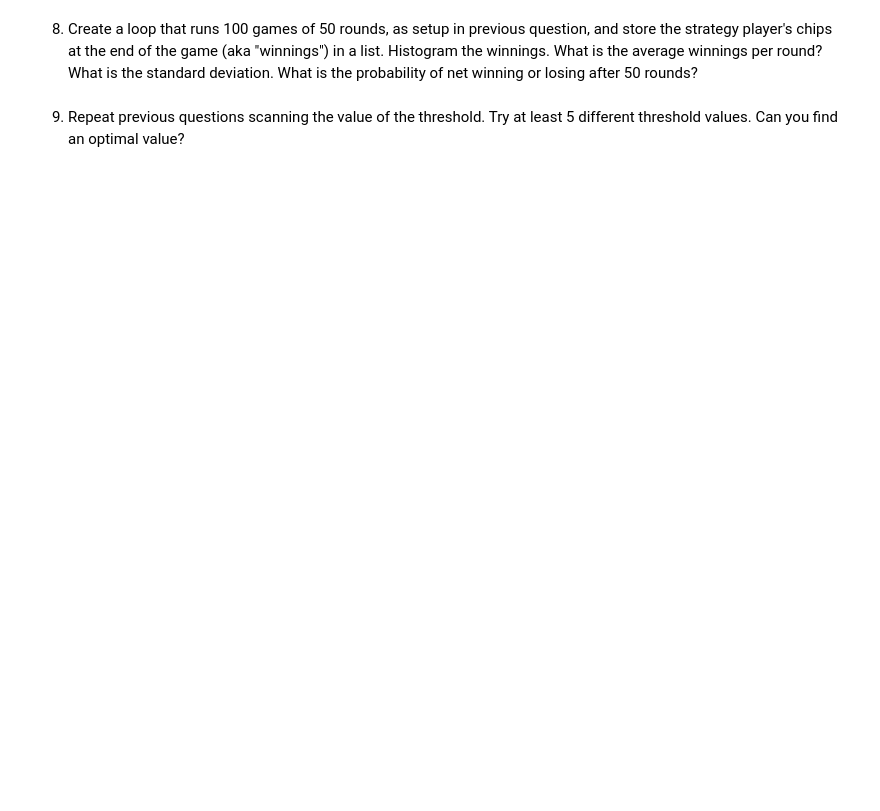
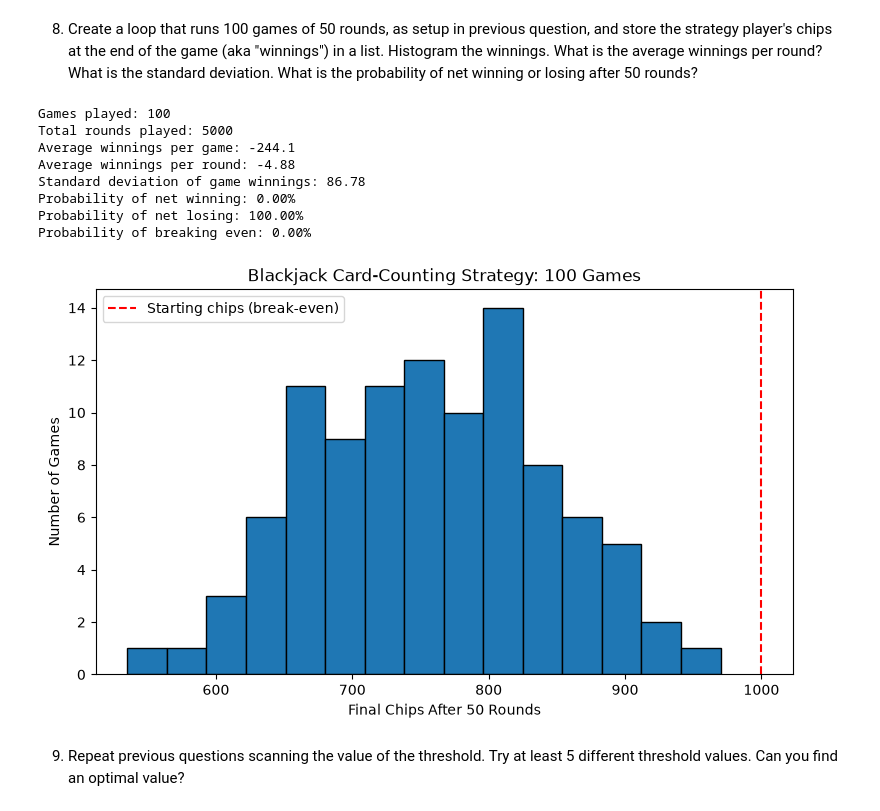
Before and after one commit to hantrann/DATA3402.Fall.2026, a Jupyter notebook: Labs/Lab.6/Lab.6.solution.ipynb, the cells around one changed output. Saved outputs shown, nothing was run; the diff lists cells and outputs as text; code cells hidden in the pictures; blank space fills up the shorter version.

```diff
--- a/Labs/Lab.6/Lab.6.solution.ipynb
+++ b/Labs/Lab.6/Lab.6.solution.ipynb
@@ -99,4 +637,81 @@ Shuffle needed: False
 # %% [markdown]
 8. Create a loop that runs 100 games of 50 rounds, as setup in previous question, and store the strategy player's chips at the end of the game (aka "winnings") in a list. Histogram the winnings. What is the average winnings per round? What is the standard deviation. What is the probability of net winning or losing after 50 rounds?
+# %%
+import matplotlib.pyplot as plt
+from statistics import mean, stdev
+
+num_games = 100
+rounds_per_game = 50
+starting_chips = 1000
+bet = 10
+threshold = 0
+winnings = []
+final_chips = []
+round_counts = []
+
+for i in range(num_games):
+    profit, rounds = run_simulation(
+        rounds=rounds_per_game,
+        starting_chips=starting_chips,
+        bet=bet,
+        threshold=threshold,
+        verbose=False
+    )
+
+    winnings.append(profit)
+    final_chips.append(starting_chips + profit)
+    round_counts.append(rounds)
+
+total_rounds = sum(round_counts)
+average_winnings_per_game = mean(winnings)
+average_winnings_per_round = sum(winnings) / total_rounds
+standard_deviation = stdev(winnings)
+winning_games = sum(w > 0 for w in winnings)
+losing_games = sum(w < 0 for w in winnings)
+break_even_games = sum(w == 0 for w in winnings)
+prob_win = winning_games / num_games
+prob_loss = losing_games / num_games
+prob_break_even = break_even_games / num_games
+
+print("Games played:", num_games)
+print("Total rounds played:", total_rounds)
+print("Average winnings per game:",
+      round(average_winnings_per_game, 2))
+print("Average winnings per round:",
+      round(average_winnings_per_round, 2))
+print("Standard deviation of game winnings:",
+      round(standard_deviation, 2))
+print("Probability of net winning:",
+      f"{prob_win:.2%}")
+print("Probability of net losing:",
+      f"{prob_loss:.2%}")
+print("Probability of breaking even:",
+      f"{prob_break_even:.2%}")
+
+
+plt.figure(figsize=(9, 5))
+plt.hist(final_chips, bins=15, edgecolor="black")
+plt.axvline(
+    starting_chips,
+    color="red",
+    linestyle="--",
+    label="Starting chips (break-even)"
+)
+
+plt.xlabel("Final Chips After 50 Rounds")
+plt.ylabel("Number of Games")
+plt.title("Blackjack Card-Counting Strategy: 100 Games")
+plt.legend()
+plt.show()
+# %% [output]
+Games played: 100
+Total rounds played: 5000
+Average winnings per game: -244.1
+Average winnings per round: -4.88
+Standard deviation of game winnings: 86.78
+Probability of net winning: 0.00%
+Probability of net losing: 100.00%
+Probability of breaking even: 0.00%
+[figure, added]
 # %% [markdown]
 9. Repeat previous questions scanning the value of the threshold. Try at least 5 different threshold values. Can you find an optimal value?
```
Also changed, not shown: parts of 9 cells of this notebook.
